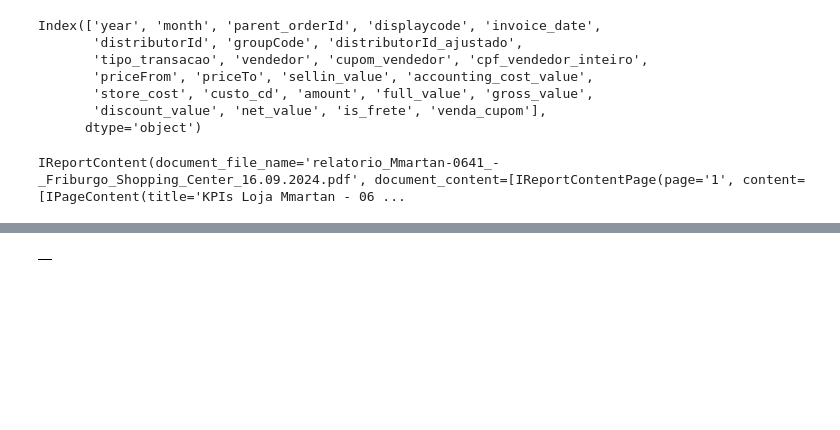
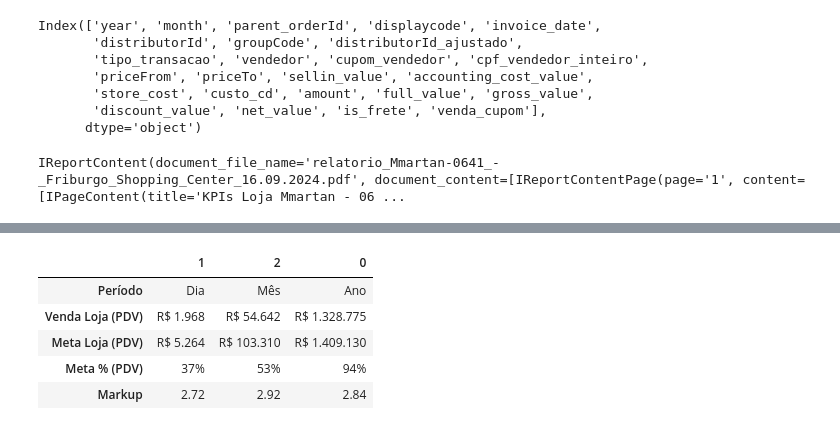
Before and after one commit to AmmoJailton/kpi-indicadores2, a Jupyter notebook: notebooks/base_nova.ipynb, the cells around one changed output, grey strips where cells are left out. Saved outputs shown, nothing was run; the diff lists cells and outputs as text; code cells hidden in the pictures; blank space fills up the shorter version.

```diff
--- a/notebooks/base_nova.ipynb
+++ b/notebooks/base_nova.ipynb
@@ -201,0 +192,11 @@ a,b,c = KpiDataFormater.format_all_tables(
+# %%
+from commom.report_generator import ReportGenerator
+from commom.data.data_manager import KpiDataManager
+from commom.data.data_formater import KpiDataFormater
+
+kpi = KpiDataManager()
+reportGenerator = ReportGenerator()
+dataFormater = KpiDataFormater()
+id_loja= '2512'
+# %%
+kpiDataManager: KpiDataManager = kpi.fetch_and_build_datasets(source="local", file_path="./kpi_data_manager.pkl")
@@ -201,0 +205,16 @@ a,b,c = KpiDataFormater.format_all_tables(
+# %%
+# formated_content = reportGenerator.format_report_content(
+#     report_type="kpi",
+#     df_kpis_loja=kpiDataManager.df_kpis_loja,
+#     df_kpis_vendedor=kpiDataManager.df_kpis_vendedor,
+#     df_nome_vendedor=kpiDataManager.df_nome_vendedor,
+#     yesterday_date=yesterday_date_str,
+#     store=store,
+# )
+
+df_store_formated, df_vendedor_formated_month, df_vendedor_formated_day = dataFormater.format_all_tables(
+    id_loja='2512',
+    df_kpis_loja=kpiDataManager.df_kpis_loja,
+    df_kpis_vendedor=kpiDataManager.df_kpis_vendedor,
+    df_nome_vendedor=kpiDataManager.df_nome_vendedor,
+)
@@ -202,4 +338,9 @@ a,b,c = KpiDataFormater.format_all_tables(
 # %%
-c.head()
+df_store_formated.head()
 # %% [output]
-|  |
+|  | 1 | 2 | 0 |
+| Período | Dia | Mês | Ano |
+| Venda Loja (PDV) | R$ 1.968 | R$ 54.642 | R$ 1.328.775 |
+| Meta Loja (PDV) | R$ 5.264 | R$ 103.310 | R$ 1.409.130 |
+| Meta % (PDV) | 37% | 53% | 94% |
+| Markup | 2.72 | 2.92 | 2.84 |
```
Also changed, not shown: parts of 12 cells of this notebook, 4 other files.
